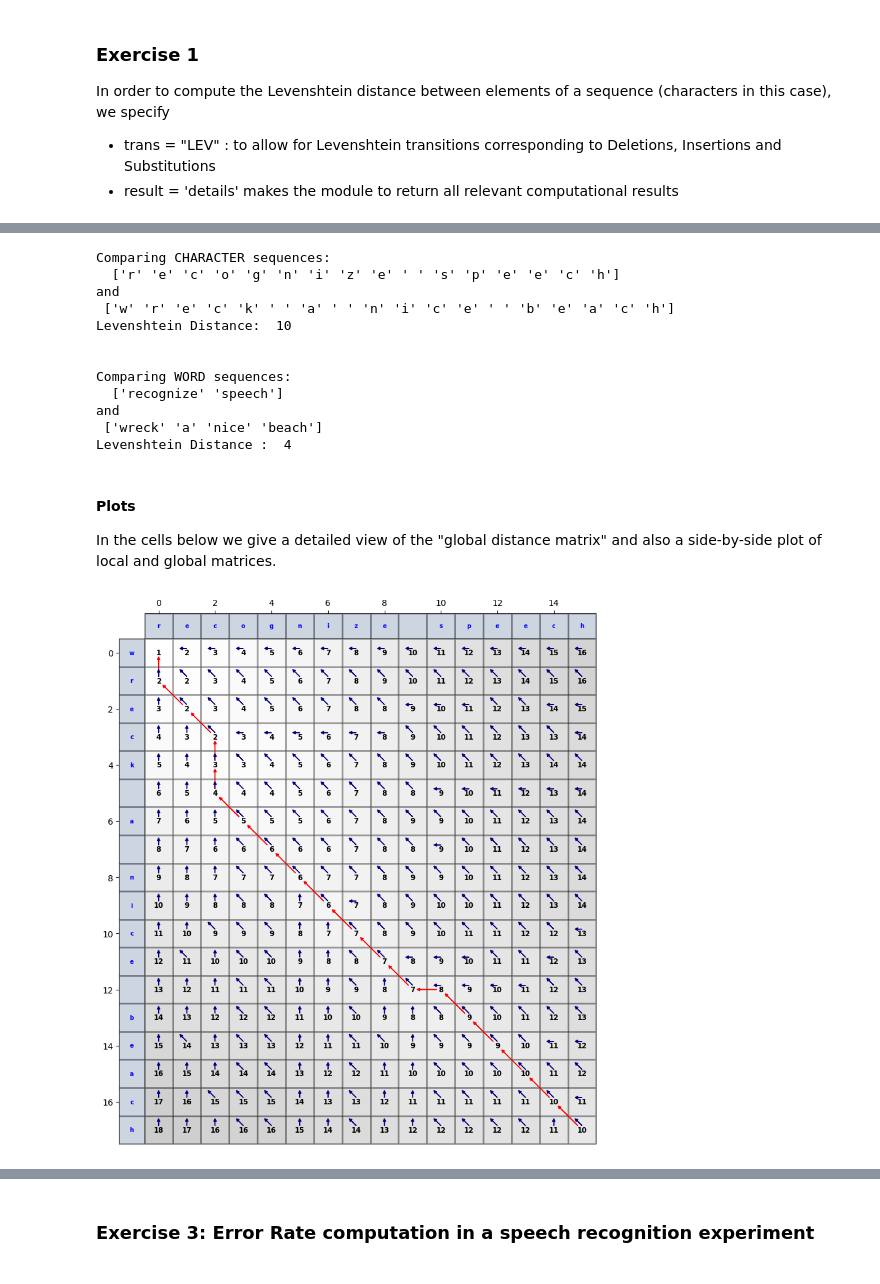
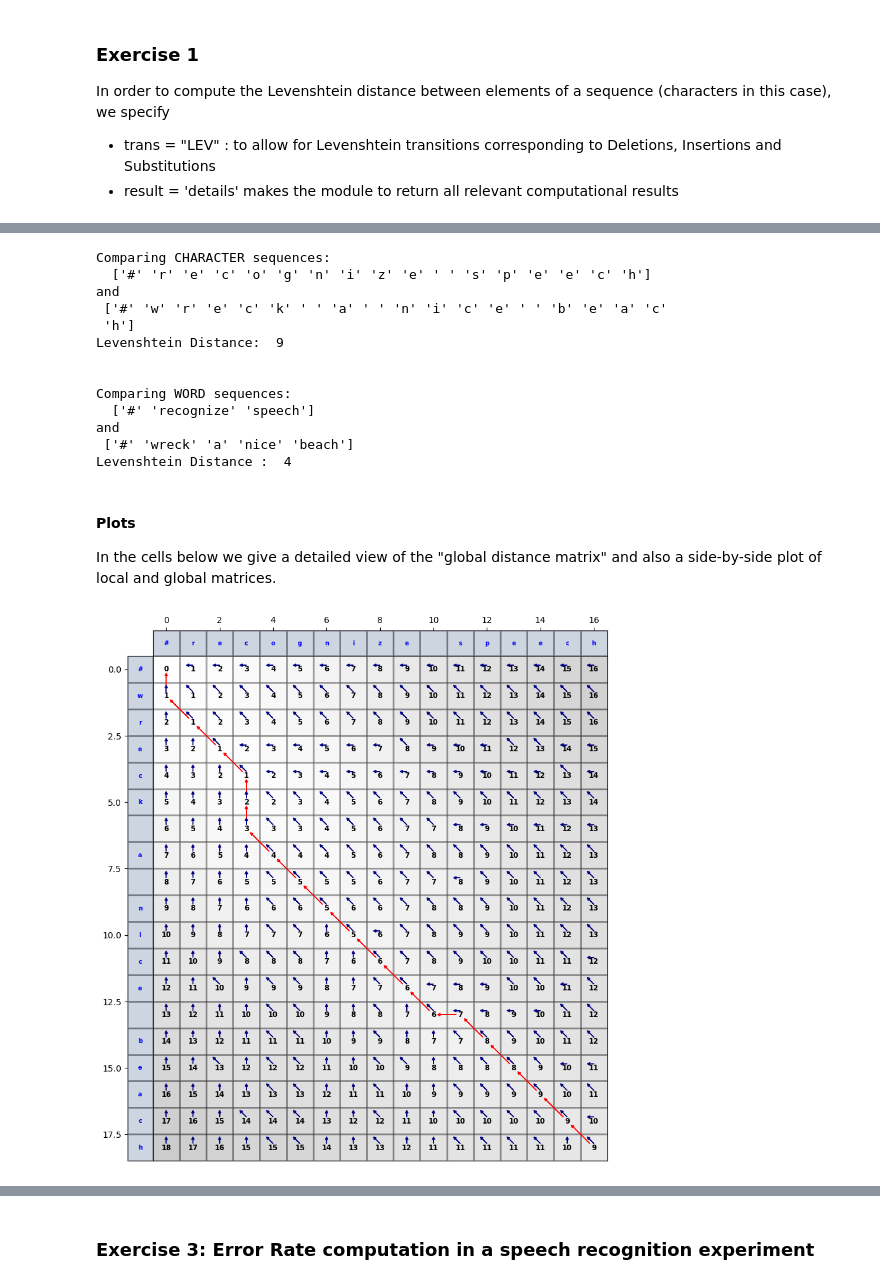
Before and after one commit to compi1234/spchlab, a Jupyter notebook: lab05_dtw/Levenshtein1.ipynb, the cells around one changed output, grey strips where cells are left out. Saved outputs shown, nothing was run; the diff lists cells and outputs as text; code cells hidden in the pictures.

```diff
--- a/lab05_dtw/Levenshtein1.ipynb
+++ b/lab05_dtw/Levenshtein1.ipynb
@@ -133,45 +135,46 @@ In order to compute the Levenshtein distance between atomic units (characters in
 utt1 = "recognize speech"
 utt2 = "wreck a nice beach"
 # convert strings to lists of characters
-x = np.array(list(utt1))
-y = np.array(list(utt2))
+x = np.append("#",list(utt1))
+y = np.append("#",list(utt2))
 print("Comparing CHARACTER sequences:\n ", x,"\nand\n",y)
 char_dist,_ = dtw.dtw(x,y,trans="LEV",p='hamming')
 print("Levenshtein Distance:  %d " %(char_dist))
 # convert strings to lists of words
-x = np.array(utt1.split())
-y = np.array(utt2.split())
+x = np.append("#",utt1.split())
+y = np.append("#",utt2.split())
 print("\n")
 print("Comparing WORD sequences:\n ", x,"\nand\n",y)
 word_dist,_ = dtw.dtw(x,y,trans="LEV",p='hamming')
 print("Levenshtein Distance :  %d " %(word_dist))
 # %% [output]
 Comparing CHARACTER sequences:
-  ['r' 'e' 'c' 'o' 'g' 'n' 'i' 'z' 'e' ' ' 's' 'p' 'e' 'e' 'c' 'h']
+  ['#' 'r' 'e' 'c' 'o' 'g' 'n' 'i' 'z' 'e' ' ' 's' 'p' 'e' 'e' 'c' 'h']
 and
- ['w' 'r' 'e' 'c' 'k' ' ' 'a' ' ' 'n' 'i' 'c' 'e' ' ' 'b' 'e' 'a' 'c' 'h']
-Levenshtein Distance:  10
+ ['#' 'w' 'r' 'e' 'c' 'k' ' ' 'a' ' ' 'n' 'i' 'c' 'e' ' ' 'b' 'e' 'a' 'c'
+ 'h']
+Levenshtein Distance:  9
 
 
 Comparing WORD sequences:
-  ['recognize' 'speech']
+  ['#' 'recognize' 'speech']
 and
- ['wreck' 'a' 'nice' 'beach']
+ ['#' 'wreck' 'a' 'nice' 'beach']
 Levenshtein Distance :  4
 # %% [markdown]
 #### Plots
 In the cells below we give a detailed view of the "global distance matrix" and also a side-by-side plot of local and global matrices.
 # %%
-x = np.array(list(utt1))
-y = np.array(list(utt2))
+x = np.append("#",list(utt1))
+y = np.append("#",list(utt2))
 dist,trace,ld_matrix,cd_matrix,bptrs = dtw.dtw(x,y,trans="LEV",p='hamming',result='details')
 plt_args = {'ftr_scale':.05,'xy_annot':True,
             'xy_args':{'cmap':'Greys','alpha':.2,'text_size':'small','fontweight':'bold','fmt':'{:.0f}'},
             'ftr_args':{'alpha':.2,'cmap':'Blues','text_color':'b','fontweight':'bold'}}
 fig1 = dtw.plot_trellis(x=x,y=y,xy_mat=cd_matrix,bptrs=bptrs,trace=trace,**plt_args)
 display(fig1)
 # %% [output]
-[figure, old version]
+[figure, new version]
 # %%
 fig2 = dtw.plot_trellis2(x,y,left=ld_matrix,right=cd_matrix,bptrs=bptrs,trace=trace,**plt_args)
 display(fig2)
```
Also changed, not shown: parts of 6 cells of this notebook.
